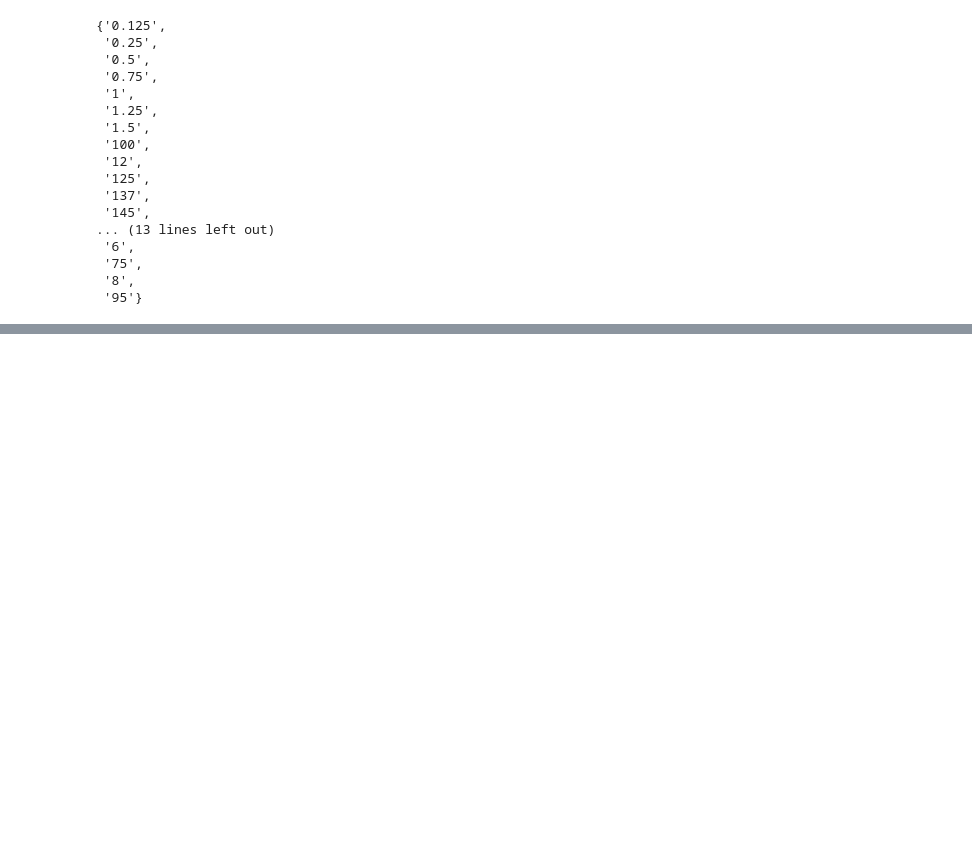
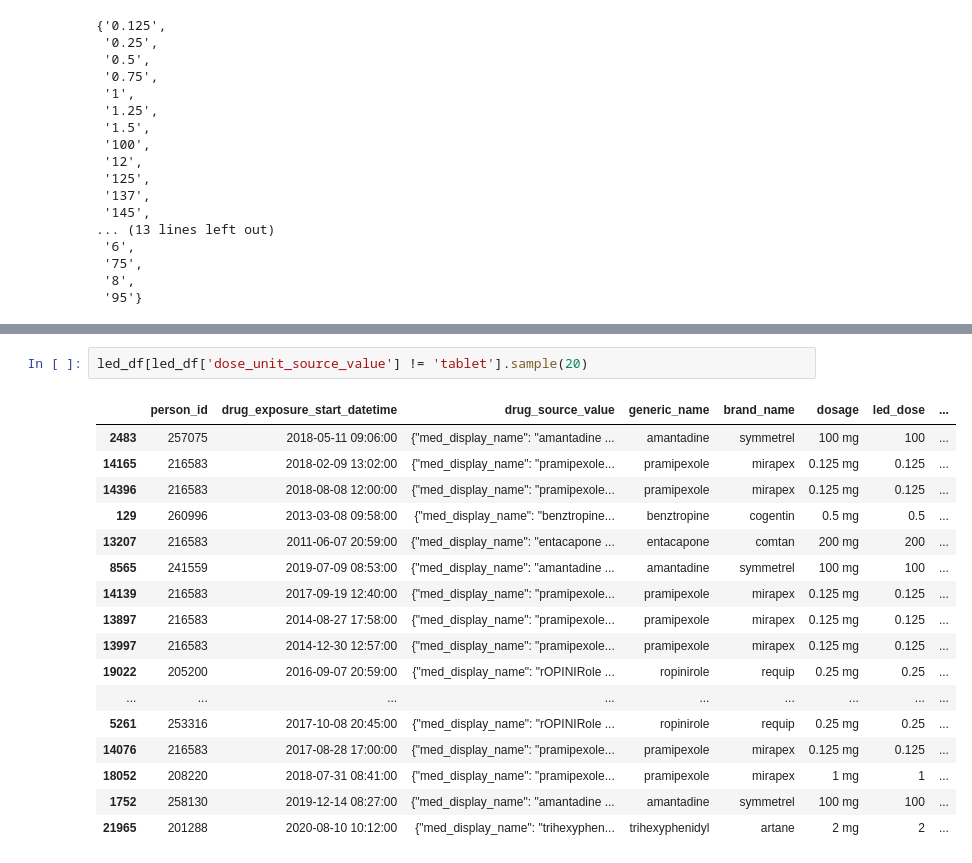
Before and after one commit to rdiazrincon/motor_fluctuations_pd, a Jupyter notebook: motor_fluctuations_pd.ipynb, the cells around one changed output, grey strips where cells are left out. Saved outputs shown, nothing was run; the diff lists cells and outputs as text; blank space fills up the shorter version.

```diff
--- a/motor_fluctuations_pd.ipynb
+++ b/motor_fluctuations_pd.ipynb
@@ -2727,0 +2794,20 @@ set(led_dose)
+# %%
+led_df[led_df['dose_unit_source_value'] != 'tablet'].sample(20)
+# %% [output]
+|  | person_id | drug_exposure_start_datetime | drug_source_value | generic_name | brand_name | dosage | led_dose | ... |
+| 2483 | 257075 | 2018-05-11 09:06:00 | {"med_display_name": "amantadine ... | amantadine | symmetrel | 100 mg | 100 | ... |
+| 14165 | 216583 | 2018-02-09 13:02:00 | {"med_display_name": "pramipexole... | pramipexole | mirapex | 0.125 mg | 0.125 | ... |
+| 14396 | 216583 | 2018-08-08 12:00:00 | {"med_display_name": "pramipexole... | pramipexole | mirapex | 0.125 mg | 0.125 | ... |
+| 129 | 260996 | 2013-03-08 09:58:00 | {"med_display_name": "benztropine... | benztropine | cogentin | 0.5 mg | 0.5 | ... |
+| 13207 | 216583 | 2011-06-07 20:59:00 | {"med_display_name": "entacapone ... | entacapone | comtan | 200 mg | 200 | ... |
+| 8565 | 241559 | 2019-07-09 08:53:00 | {"med_display_name": "amantadine ... | amantadine | symmetrel | 100 mg | 100 | ... |
+| 14139 | 216583 | 2017-09-19 12:40:00 | {"med_display_name": "pramipexole... | pramipexole | mirapex | 0.125 mg | 0.125 | ... |
+| 13897 | 216583 | 2014-08-27 17:58:00 | {"med_display_name": "pramipexole... | pramipexole | mirapex | 0.125 mg | 0.125 | ... |
+| 13997 | 216583 | 2014-12-30 12:57:00 | {"med_display_name": "pramipexole... | pramipexole | mirapex | 0.125 mg | 0.125 | ... |
+| 19022 | 205200 | 2016-09-07 20:59:00 | {"med_display_name": "rOPINIRole ... | ropinirole | requip | 0.25 mg | 0.25 | ... |
+| ... | ... | ... | ... | ... | ... | ... | ... | ... |
+| 5261 | 253316 | 2017-10-08 20:45:00 | {"med_display_name": "rOPINIRole ... | ropinirole | requip | 0.25 mg | 0.25 | ... |
+| 14076 | 216583 | 2017-08-28 17:00:00 | {"med_display_name": "pramipexole... | pramipexole | mirapex | 0.125 mg | 0.125 | ... |
+| 18052 | 208220 | 2018-07-31 08:41:00 | {"med_display_name": "pramipexole... | pramipexole | mirapex | 1 mg | 1 | ... |
+| 1752 | 258130 | 2019-12-14 08:27:00 | {"med_display_name": "amantadine ... | amantadine | symmetrel | 100 mg | 100 | ... |
+| 21965 | 201288 | 2020-08-10 10:12:00 | {"med_display_name": "trihexyphen... | trihexyphenidyl | artane | 2 mg | 2 | ... |
```
Also changed, not shown: parts of 35 cells of this notebook.
